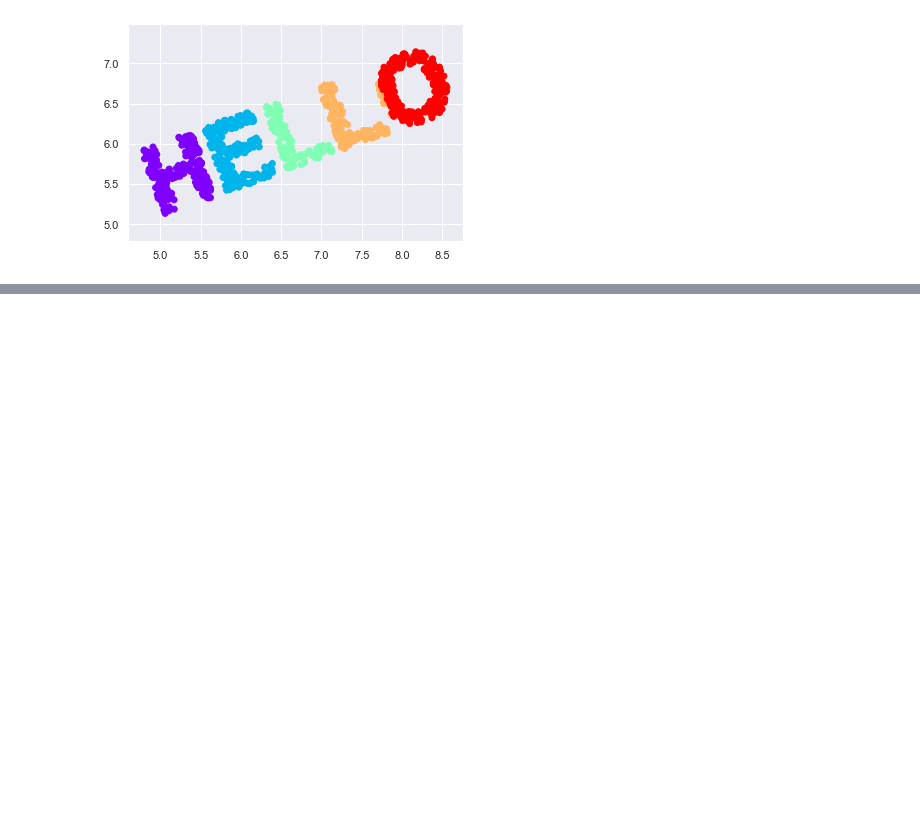
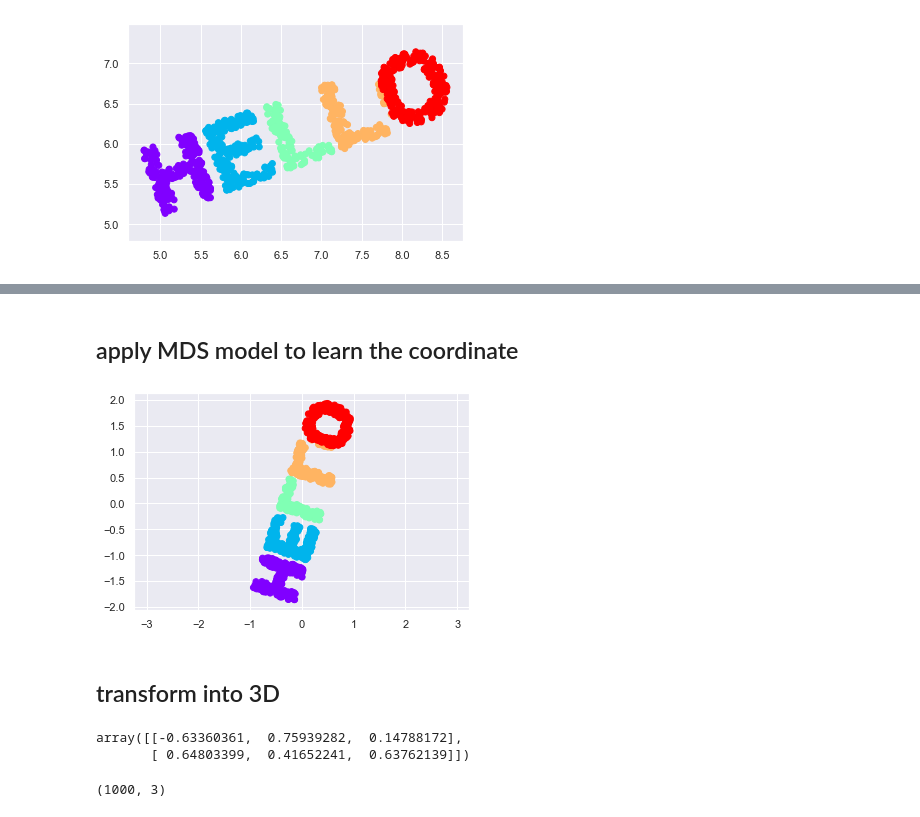
Before and after one commit to LucyLiu-UCSB/PythonReview, a Jupyter notebook: data science/sklearn_manifold.ipynb, the cells around one changed output, grey strips where cells are left out. Drawn from its saved outputs; the diff is of its cells as text; code cells hidden in the pictures; blank space fills up the shorter version.

```diff
--- a/data science/sklearn_manifold.ipynb
+++ b/data science/sklearn_manifold.ipynb
@@ -53,0 +65,10 @@ SyntaxError: invalid syntax (<ipython-input-11-4a2bdeebae5d>, line 1)
+# %% [markdown]
+## apply MDS model to learn the coordinate
+# %%
+from sklearn.manifold import MDS
+model = MDS(n_components=2, dissimilarity='precomputed', random_state=1)
+out = model.fit_transform(D)
+plt.scatter(out[:, 0], out[:, 1], **colorize)
+plt.axis('equal');
+# %% [output]
+[figure, added]
@@ -53,0 +77,2 @@ SyntaxError: invalid syntax (<ipython-input-11-4a2bdeebae5d>, line 1)
+# %% [markdown]
+## transform into 3D
@@ -53,0 +83,5 @@ SyntaxError: invalid syntax (<ipython-input-11-4a2bdeebae5d>, line 1)
+# %%
+V[:2]
+# %% [output]
+array([[-0.63360361,  0.75939282,  0.14788172],
+       [ 0.64803399,  0.41652241,  0.63762139]])
@@ -53,0 +90,4 @@ SyntaxError: invalid syntax (<ipython-input-11-4a2bdeebae5d>, line 1)
+# %%
+X3.shape
+# %% [output]
+(1000, 3)
```
Also changed, not shown: parts of 14 cells of this notebook, 12 other files.
